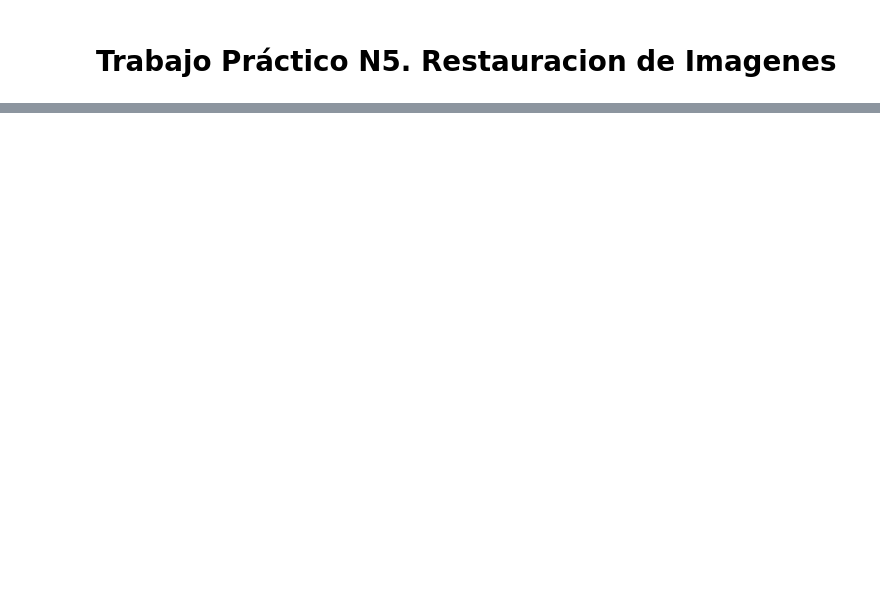
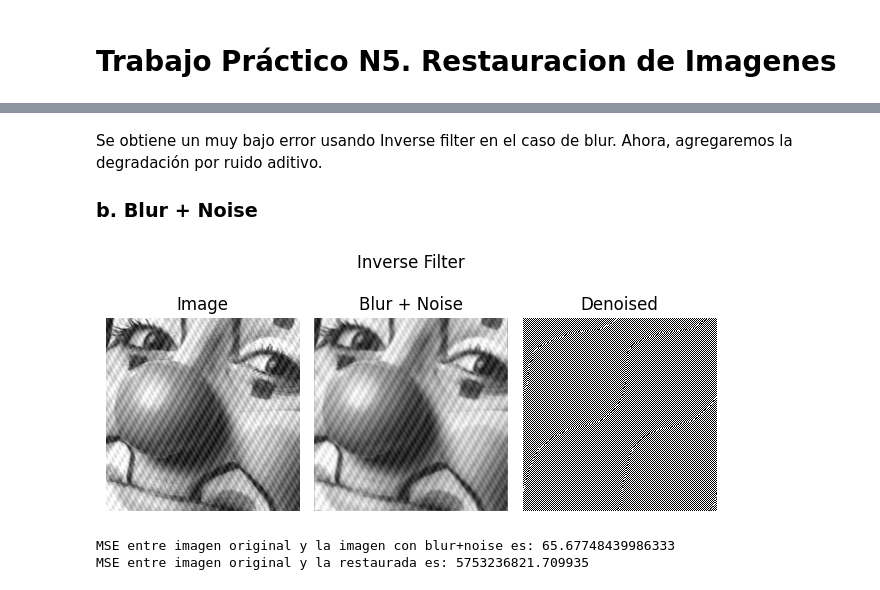
Before and after one commit to bautistasch/Procesamiento-de-Imagenes, a Jupyter notebook: TP5/notebook.ipynb, the cells around one changed output, grey strips where cells are left out. Cells and saved outputs as stored; diff of their text form; code cells hidden in the pictures; blank space fills up the shorter version.

```diff
--- a/TP5/notebook.ipynb
+++ b/TP5/notebook.ipynb
@@ -78,0 +107,17 @@ show_side_by_side([bridge, blurred, inverse_filter], ["Image", "Blur + Noise", "
+# %% [markdown]
+Se obtiene un muy bajo error usando Inverse filter en el caso de blur.
+Ahora, agregaremos la degradación por ruido aditivo.
+### b. Blur + Noise
+# %%
+#Original
+blur_noisy = ApplyNoise(blurred,std=2)
+kernel = gkern(kernlen=3, std=20)
+restored_noisy = ApplyInverseFilter(blur_noisy, kernel)
+show_side_by_side([img, blur_noisy, restored_noisy], ["Image", "Blur + Noise", "Denoised"], "Inverse Filter")
+
+print('MSE entre imagen original y la imagen con blur+noise es:', mse(blur_noisy, img))
+print('MSE entre imagen original y la restaurada es:', mse(restored_noisy, img))
+# %% [output]
+[figure, added]
+MSE entre imagen original y la imagen con blur+noise es: 65.67748439986333
+MSE entre imagen original y la restaurada es: 5753236821.709935
```
Also changed, not shown: parts of 26 cells of this notebook.
